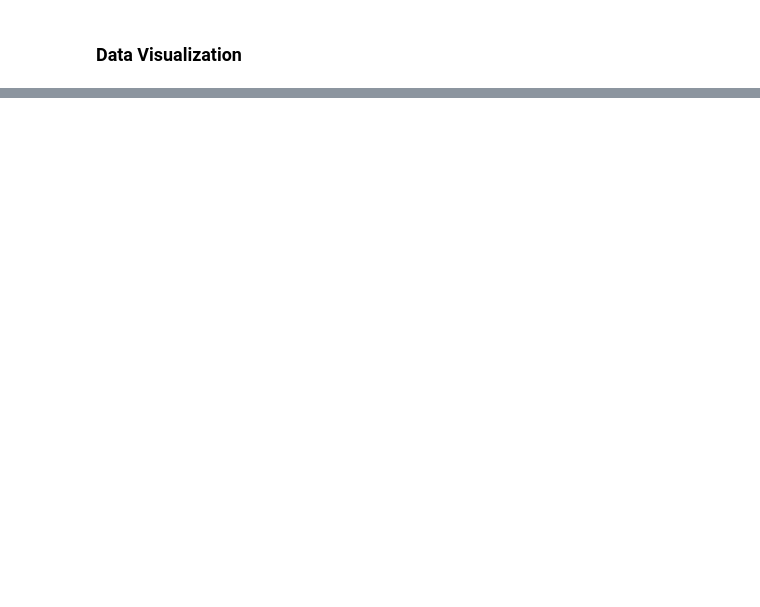
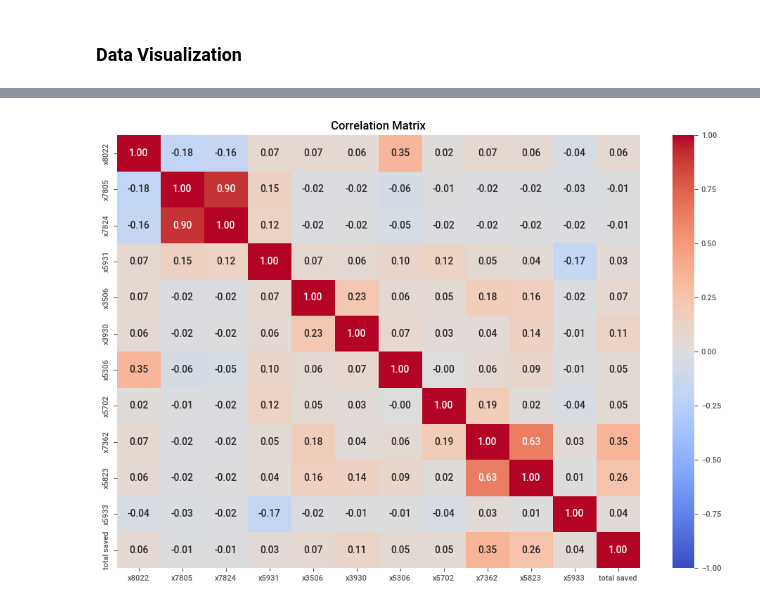
Before and after one commit to hwiminPark/ECON-495-Project, a Jupyter notebook: predict_individual_savings.ipynb, the cells around one changed output, grey strips where cells are left out. Drawn from its saved outputs; the diff is of its cells as text; code cells hidden in the pictures; blank space fills up the shorter version.

Commit message:
Add data visualizations

```diff
--- a/predict_individual_savings.ipynb
+++ b/predict_individual_savings.ipynb
@@ -167,3 +167,16 @@ data.describe()
 | max | 1.626700e+08 | 2.600000e+08 | 95.000000 | 474000.000000 | 458000.000000 | 14.000000 | 4.553000e+07 | 1.000000e+08 | 55000.000000 | 2.788000e+07 | 1.712300e+08 | ... |
 # %% [markdown]
 ### Data Visualization
+# %%
+# remove non positive values for x8022, x5931
+
+data = data[data['x8022'] > 0]
+data = data[data['x5931'] > 0]
+# %%
+# add x6551 and x3730 for encompassing
+
+data['total saved'] = data['x6551'] + data['x3730']
+
+# remove x6551 and x3730
+
+data = data.drop(['x6551', 'x3730'], axis=1)
@@ -169,0 +210,11 @@ data.describe()
+# %%
+# Compute the correlation matrix
+corr_matrix = data.corr()
+
+# Plot the correlation matrix
+plt.figure(figsize=(12, 8))
+sns.heatmap(corr_matrix, annot=True, cmap='coolwarm', fmt='.2f', vmin=-1, vmax=1)
+plt.title('Correlation Matrix')
+plt.show()
+# %% [output]
+[figure, added]
```
Also changed, not shown: parts of 4 cells of this notebook.
